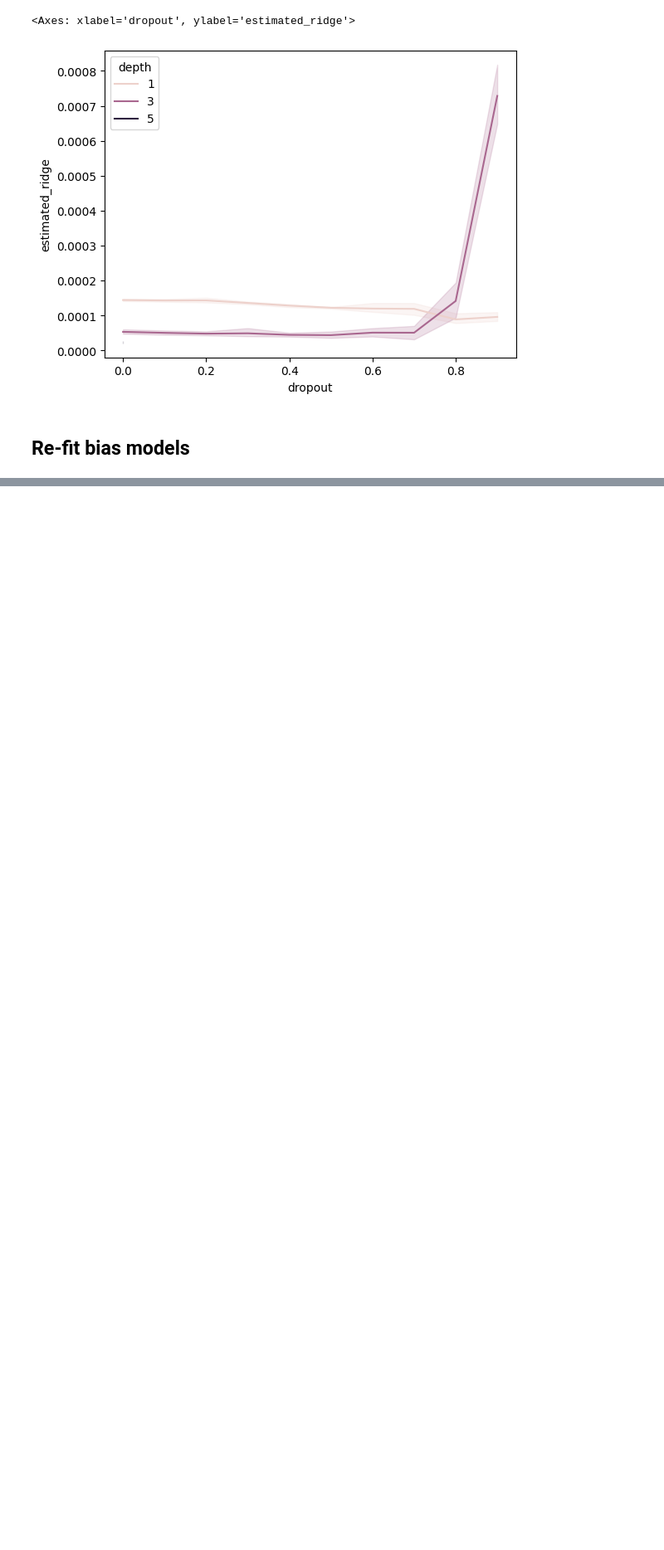
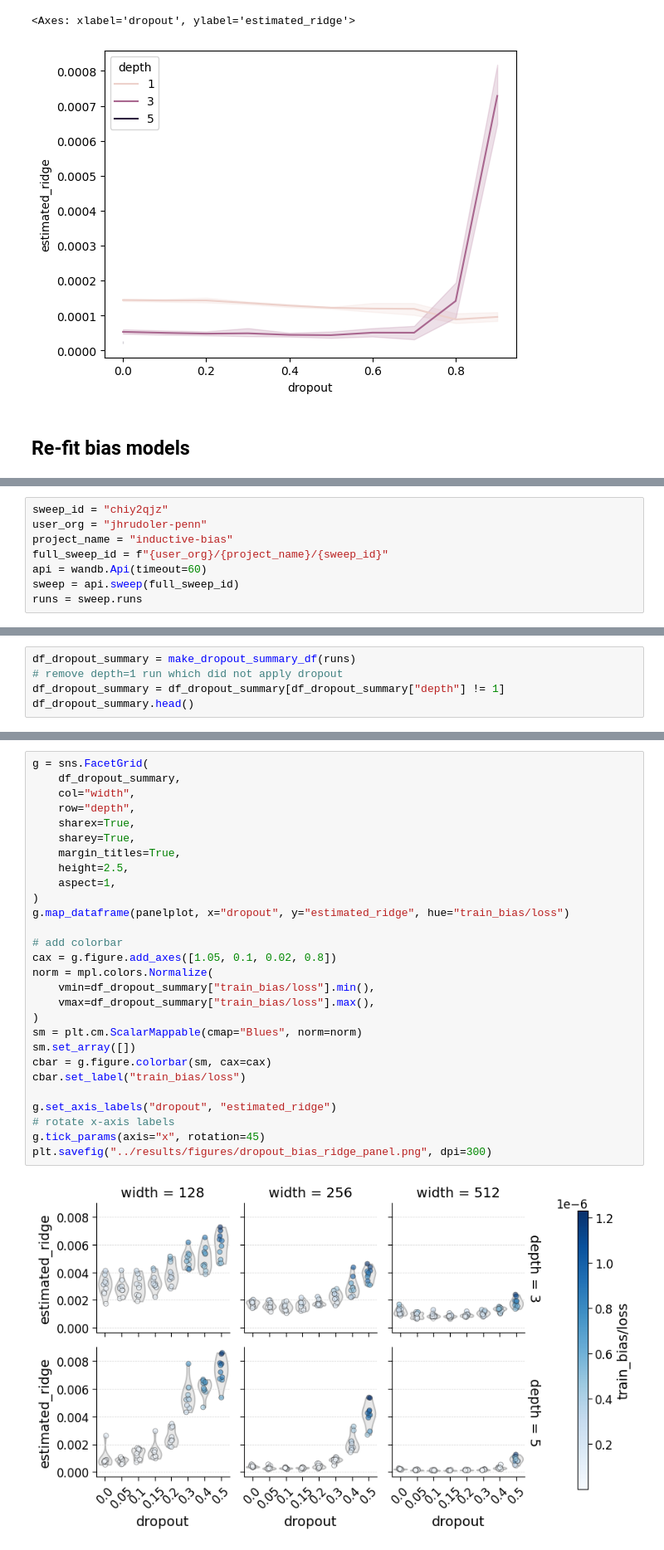
Before and after one commit to jrudoler/estimating-implicit-regularization, a Jupyter notebook: notebooks/l2_estimation_deep_ReLU.ipynb, the cells around one changed output, grey strips where cells are left out. Shown at 83% size. Cells and saved outputs as stored; diff of their text form; blank space fills up the shorter version.

```diff
--- a/notebooks/l2_estimation_deep_ReLU.ipynb
+++ b/notebooks/l2_estimation_deep_ReLU.ipynb
@@ -251,0 +411,8 @@ HPU available: False, using: 0 HPUs
+# %%
+sweep_id = "chiy2qjz"
+user_org = "jhrudoler-penn"
+project_name = "inductive-bias"
+full_sweep_id = f"{user_org}/{project_name}/{sweep_id}"
+api = wandb.Api(timeout=60)
+sweep = api.sweep(full_sweep_id)
+runs = sweep.runs
@@ -251,0 +426,5 @@ HPU available: False, using: 0 HPUs
+# %%
+df_dropout_summary = make_dropout_summary_df(runs)
+# remove depth=1 run which did not apply dropout
+df_dropout_summary = df_dropout_summary[df_dropout_summary["depth"] != 1]
+df_dropout_summary.head()
@@ -251,0 +439,30 @@ HPU available: False, using: 0 HPUs
+# %%
+g = sns.FacetGrid(
+    df_dropout_summary,
+    col="width",
+    row="depth",
+    sharex=True,
+    sharey=True,
+    margin_titles=True,
+    height=2.5,
+    aspect=1,
+)
+g.map_dataframe(panelplot, x="dropout", y="estimated_ridge", hue="train_bias/loss")
+
+# add colorbar
+cax = g.figure.add_axes([1.05, 0.1, 0.02, 0.8])
+norm = mpl.colors.Normalize(
+    vmin=df_dropout_summary["train_bias/loss"].min(),
+    vmax=df_dropout_summary["train_bias/loss"].max(),
+)
+sm = plt.cm.ScalarMappable(cmap="Blues", norm=norm)
+sm.set_array([])
+cbar = g.figure.colorbar(sm, cax=cax)
+cbar.set_label("train_bias/loss")
+
+g.set_axis_labels("dropout", "estimated_ridge")
+# rotate x-axis labels
+g.tick_params(axis="x", rotation=45)
+plt.savefig("../results/figures/dropout_bias_ridge_panel.png", dpi=300)
+# %% [output]
+[figure, added]
```
Also changed, not shown: parts of 28 cells of this notebook, 33 other files.
